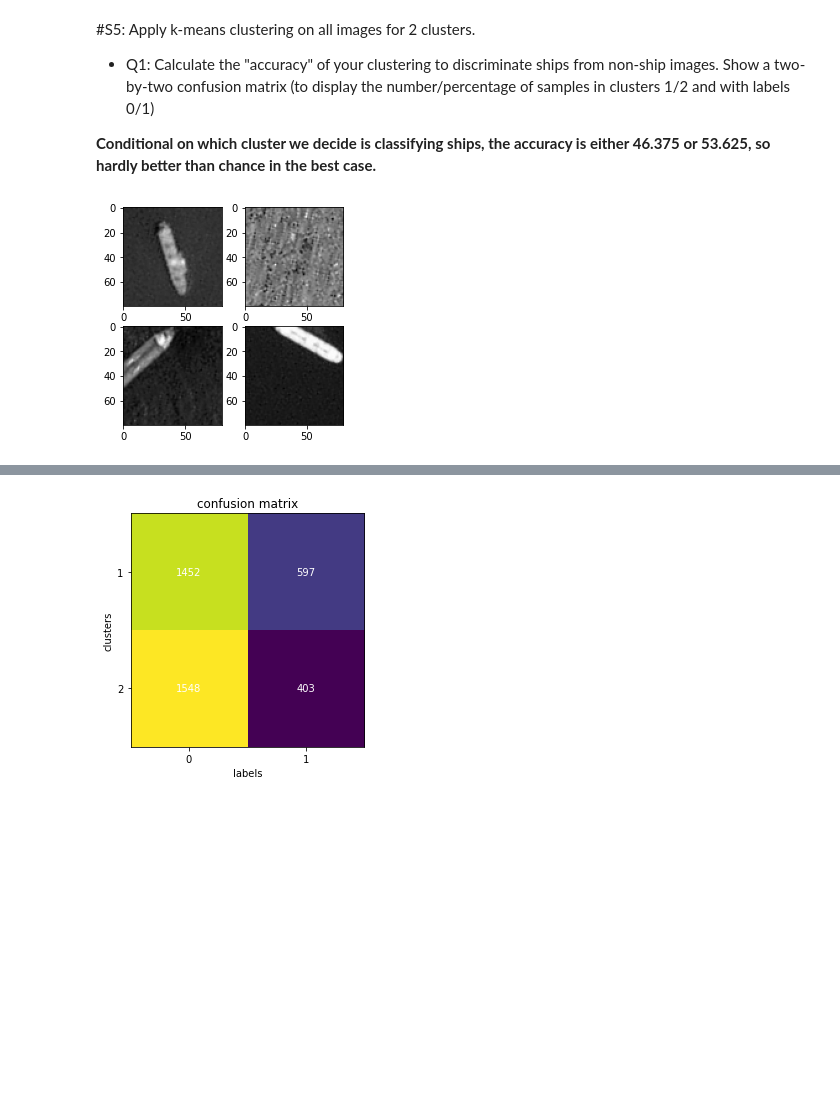
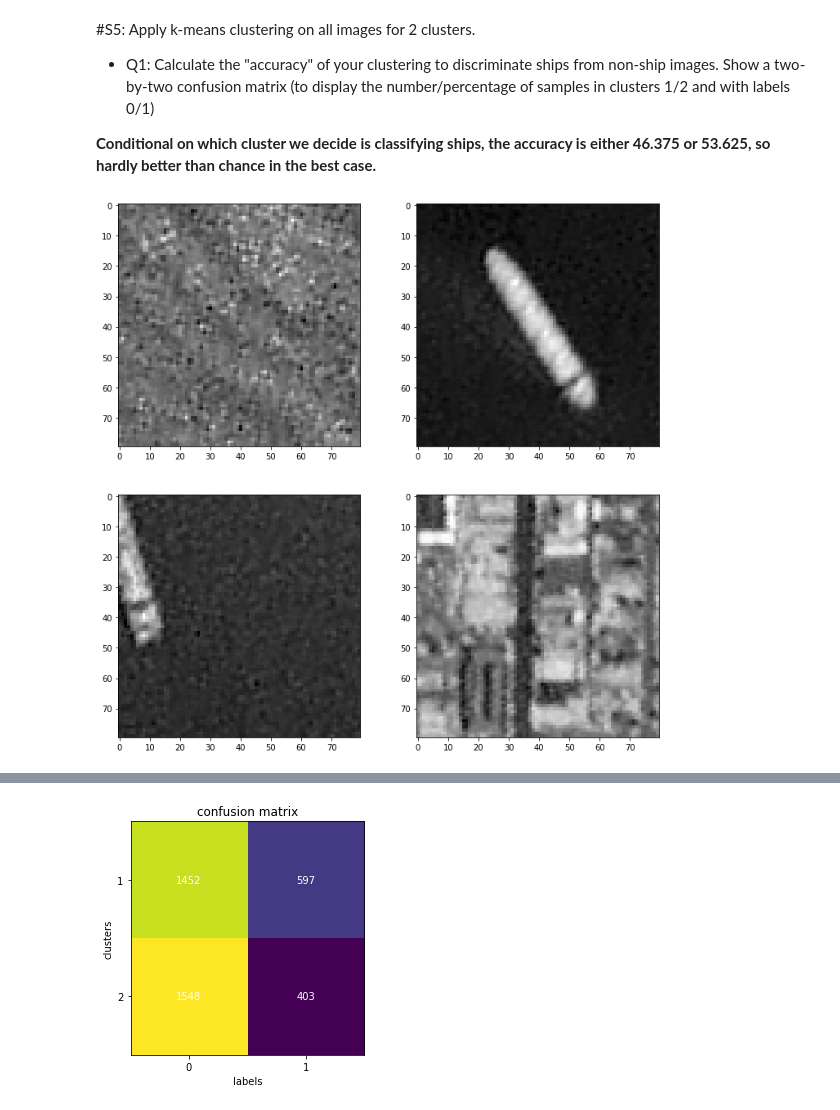
Before and after one commit to asrenninger/sensing, a Jupyter notebook: python/renninger_HW4.ipynb, the cells around one changed output, grey strips where cells are left out. Saved outputs shown, nothing was run; the diff lists cells and outputs as text; code cells hidden in the pictures; blank space fills up the shorter version.

```diff
--- a/python/renninger_HW4.ipynb
+++ b/python/renninger_HW4.ipynb
@@ -68,3 +68,17 @@ df.head()
 | 2 | [125, 127, 129, 130, 126, 125, 12... | 1 | [-118.14283073363218, 33.73601606... | 20180712_211331_0f06 |
 | 3 | [102, 99, 113, 106, 96, 102, 105,... | 1 | [-122.34784341495181, 37.76648707... | 20170609_180756_103a |
 | 4 | [78, 76, 74, 78, 79, 79, 79, 82, ... | 1 | [-122.34852408322172, 37.75878462... | 20170515_180653_1007 |
+# %%
+lon,lat = [],[]
+
+for i,j in df['locations']:
+    lon.append(i)
+    lat.append(j)
+
+lon = np.array(lon)
+lat = np.array(lat)
+
+lab = df['labels']
+col = lab[(lon < -120) & (lat > 37)]
+
+plt.scatter(lon[lon < -120], lat[lat > 37], c = col)
@@ -261,14 +278,17 @@ Apply k-means clustering on all "ship" images for 4 clusters. Calculate the "mea
 # %%
 from sklearn.cluster import KMeans
 # %%
-vals = KMeans(n_clusters = 4, random_state = 0).fit(pcaCoor)
+filteredPCA = pcaCoor[y == 1]
+filteredDAT = dat[y == 1]
+
+vals = KMeans(n_clusters = 4, random_state = 0).fit(filteredPCA)
 # %%
 size = bnw[1,:,:].shape
 
 fig, axs = plt.subplots(4, 4, figsize = [12, 12])
 
 for i in np.arange(0, 4):
-  sub = dat[vals.labels_ == i]
+  sub = filteredDAT[vals.labels_ == i]
   for j in np.arange(0, 4):
     idx = np.random.randint(0, len(sub))
     img = sub[idx].reshape([80, 80])
@@ -279,0 +300,11 @@ plt.show()
+# %%
+size = bnw[1,:,:].shape
+
+fig, axs = plt.subplots(1, 4, figsize = [12, 12])
+
+for i in np.arange(0, 4):
+  sub = filteredDAT[vals.labels_ == i]
+  img = np.mean(sub, axis = 0).reshape([80, 80])
+  axs[i].imshow(img, cmap = 'gray')
+
+plt.show()
@@ -289,15 +322,15 @@ vals = KMeans(n_clusters = 2, random_state = 0).fit(pcaCoor)
 # %%
 size = bnw[1,:,:].shape
 
-fig, axs = plt.subplots(2, 2, figsize = [4, 4])
+fig, axs = plt.subplots(2, 2, figsize = [12, 12])
 
 for i in np.arange(0, 2):
   sub = dat[vals.labels_ == i]
   for j in np.arange(0, 2):
     idx = np.random.randint(0, len(sub))
     img = sub[idx].reshape([80, 80])
     axs[i, j].imshow(img, cmap = 'gray')
 
 plt.show()
 # %% [output]
-[figure, old version]
+[figure, new version]
```
Also changed, not shown: parts of 21 cells of this notebook.
